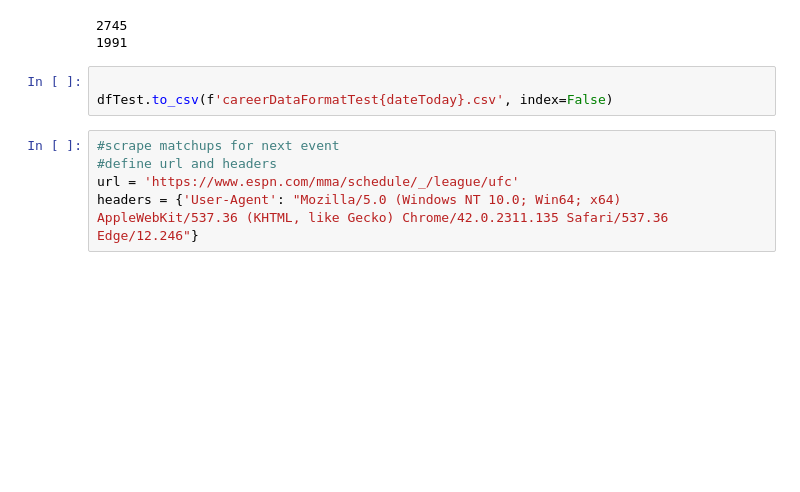
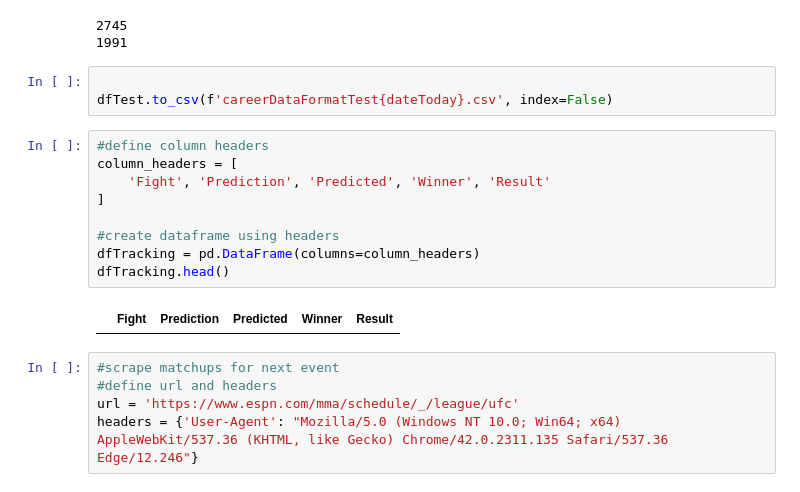
Before and after one commit to maxbraith/UFCModel, a Jupyter notebook: UFCModelGit/Tracking + Update/trackingAndUpdate.ipynb, the cells around one changed output. Drawn from its saved outputs; the diff is of its cells as text; blank space fills up the shorter version.

```diff
--- a/UFCModelGit/Tracking + Update/trackingAndUpdate.ipynb
+++ b/UFCModelGit/Tracking + Update/trackingAndUpdate.ipynb
@@ -4279,6 +4279,17 @@ print(len(dfTest))
 # %%
 
 dfTest.to_csv(f'careerDataFormatTest{dateToday}.csv', index=False)
+# %%
+#define column headers
+column_headers = [
+    'Fight', 'Prediction', 'Predicted', 'Winner', 'Result'
+]
+
+#create dataframe using headers
+dfTracking = pd.DataFrame(columns=column_headers)
+dfTracking.head()
+# %% [output]
+|  | Fight | Prediction | Predicted | Winner | Result |
 # %%
 #scrape matchups for next event
 #define url and headers
```
Also changed, not shown: parts of 4 cells of this notebook, 2 other files.
